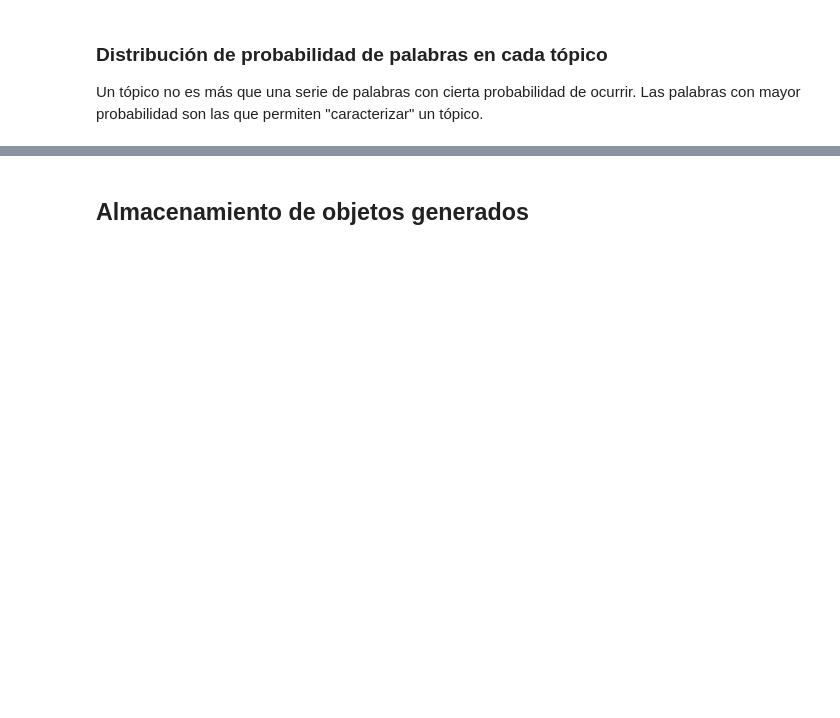
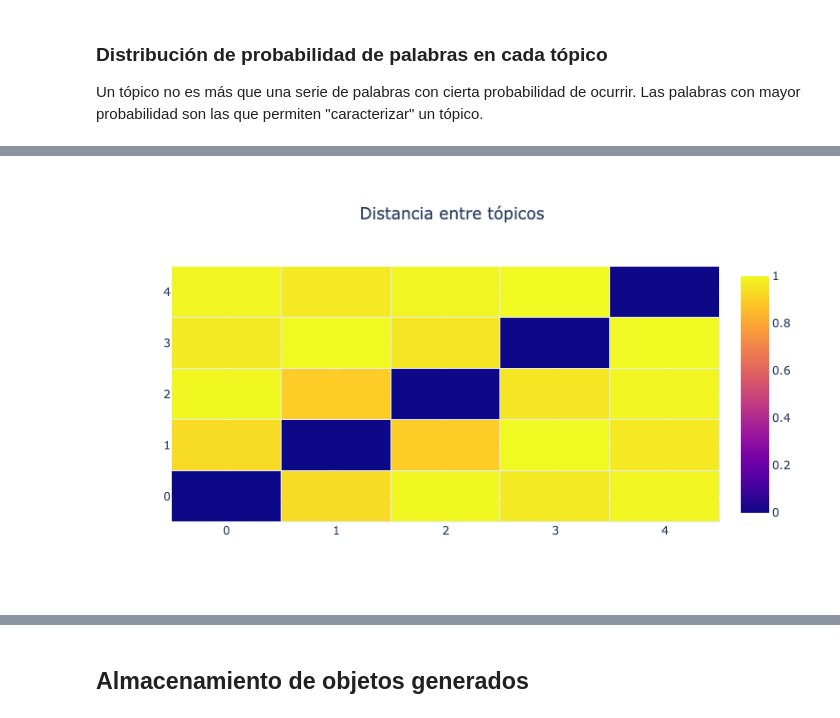
Before and after one commit to munozbravo/banrep, a Jupyter notebook: banrep/notebooks/uso_general.ipynb, the cells around one changed output, grey strips where cells are left out. Saved outputs shown, nothing was run; the diff lists cells and outputs as text; code cells hidden in the pictures; blank space fills up the shorter version.

```diff
--- a/banrep/notebooks/uso_general.ipynb
+++ b/banrep/notebooks/uso_general.ipynb
@@ -381,3 +390,13 @@ palabras.head(10)
+# %%
+diff, annos = topicos.distancia()
+# %%
+labels = list(range(modelo.num_topics))
+fig = go.Figure(data=go.Heatmap(z=diff, x=labels, y=labels, xgap=1, ygap=1),)
+fig.update_layout(title_text="Distancia entre tópicos", title_x=0.5)
+
+fig.show()
+# %% [output]
+[figure, added]
 # %% [markdown]
 #### Visualización de palabras con gráficas de barras (opcional)
 
```
Also changed, not shown: parts of 83 cells of this notebook, 1 other file.
